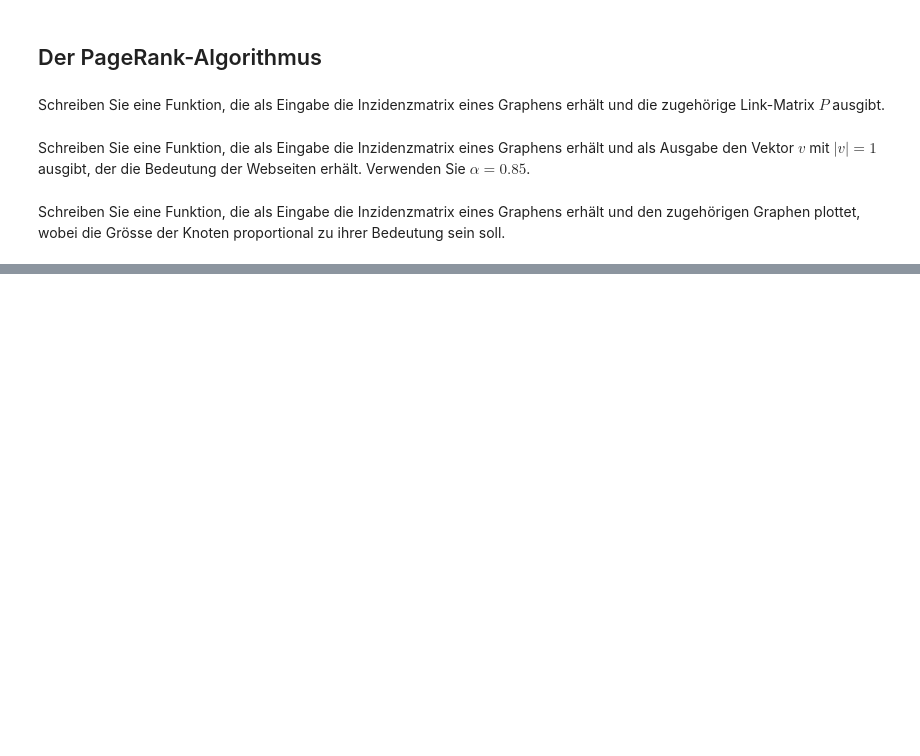
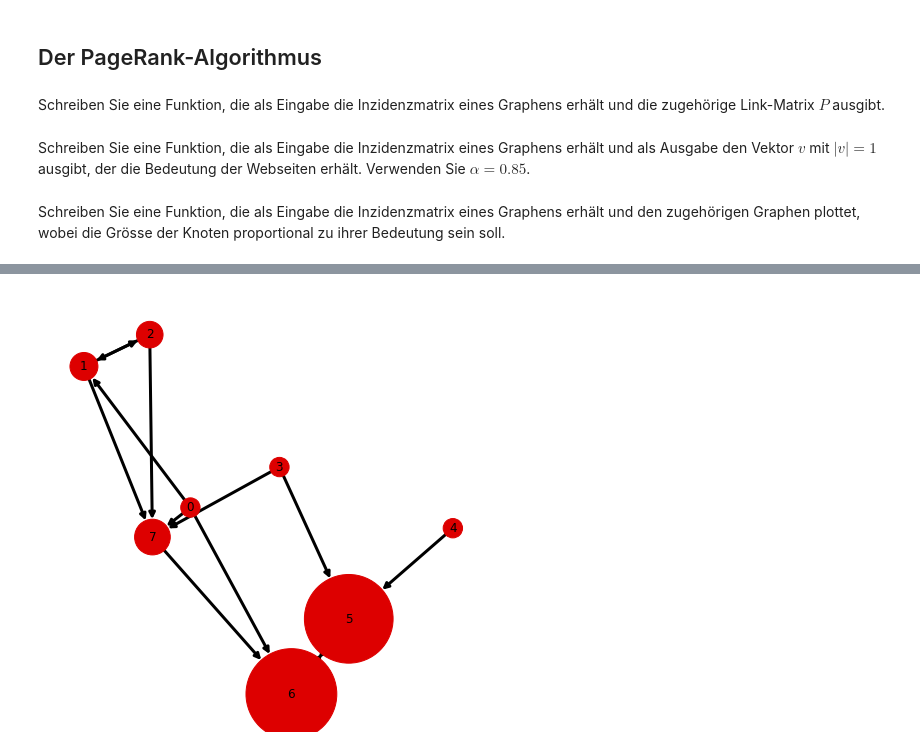
Before and after one commit to rberberat/lag_homework_1, a Jupyter notebook: lag_programmieraufgabe_ROBIN_BERBERAT.ipynb, the cells around one changed output, grey strips where cells are left out. Cells and saved outputs as stored; diff of their text form; code cells hidden in the pictures; blank space fills up the shorter version.

```diff
--- a/lag_programmieraufgabe_ROBIN_BERBERAT.ipynb
+++ b/lag_programmieraufgabe_ROBIN_BERBERAT.ipynb
@@ -141,0 +202,4 @@ create_lm_from_im(E)
+# %%
+plot_Graph_from_Im(E, use_student_made_algo=False)
+# %% [output]
+[figure, added]
```
Also changed, not shown: parts of 10 cells of this notebook, 8 other files.
